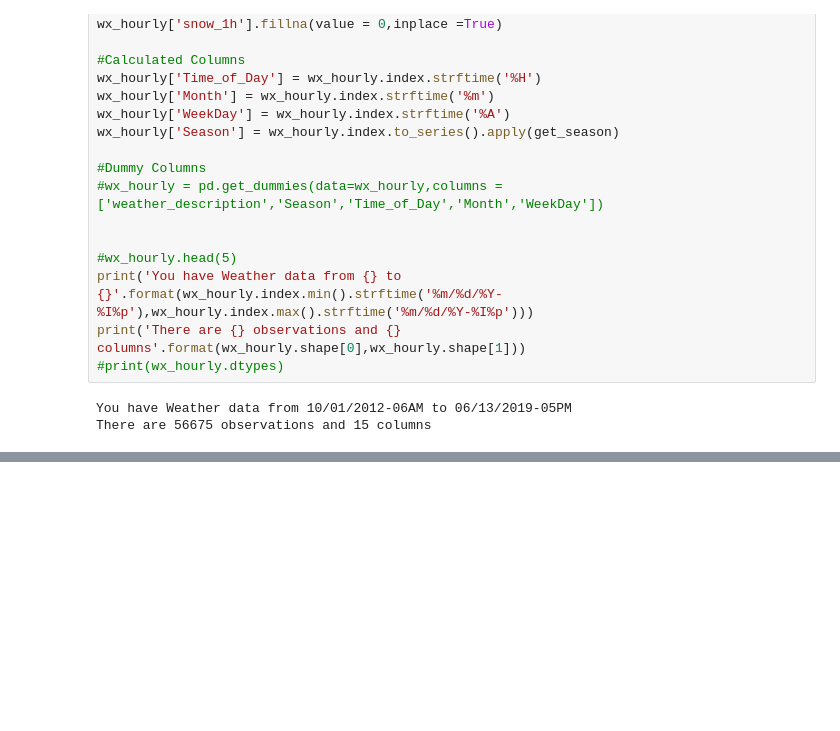
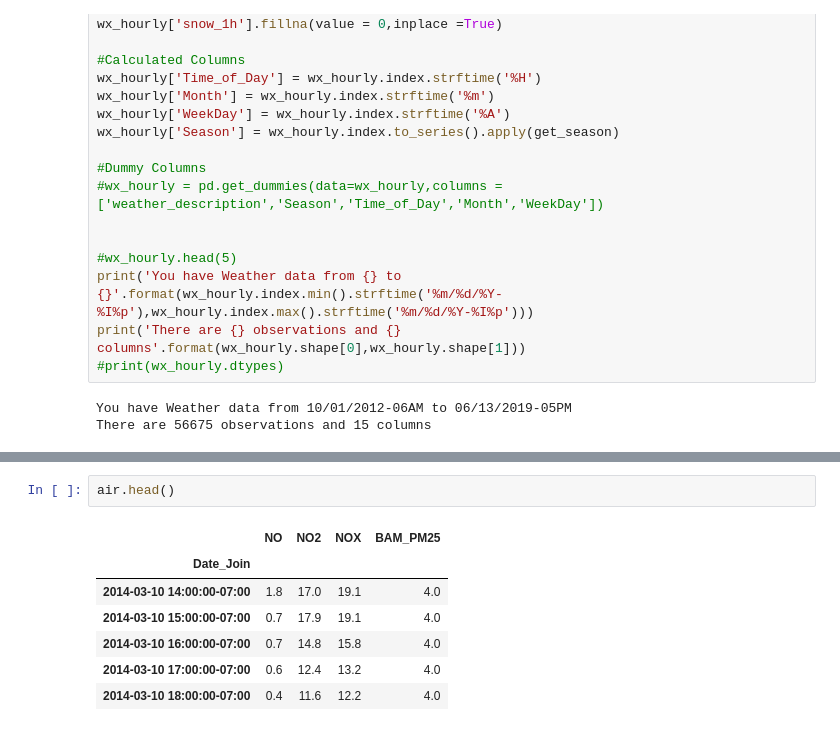
Before and after one commit to codyRing/Data_Science_Captstone, a Jupyter notebook: Final_Graphs.ipynb, the cells around one changed output, grey strips where cells are left out. Drawn from its saved outputs; the diff is of its cells as text; blank space fills up the shorter version.

```diff
--- a/Final_Graphs.ipynb
+++ b/Final_Graphs.ipynb
@@ -417,0 +408,10 @@ with plt.rc_context({'xtick.color':'white', 'ytick.color':'white','font.size' :
+# %%
+air.head()
+# %% [output]
+|  | NO | NO2 | NOX | BAM_PM25 |
+| Date_Join |  |  |  |  |
+| 2014-03-10 14:00:00-07:00 | 1.8 | 17.0 | 19.1 | 4.0 |
+| 2014-03-10 15:00:00-07:00 | 0.7 | 17.9 | 19.1 | 4.0 |
+| 2014-03-10 16:00:00-07:00 | 0.7 | 14.8 | 15.8 | 4.0 |
+| 2014-03-10 17:00:00-07:00 | 0.6 | 12.4 | 13.2 | 4.0 |
+| 2014-03-10 18:00:00-07:00 | 0.4 | 11.6 | 12.2 | 4.0 |
```
Also changed, not shown: parts of 9 cells of this notebook, 6 other files.
